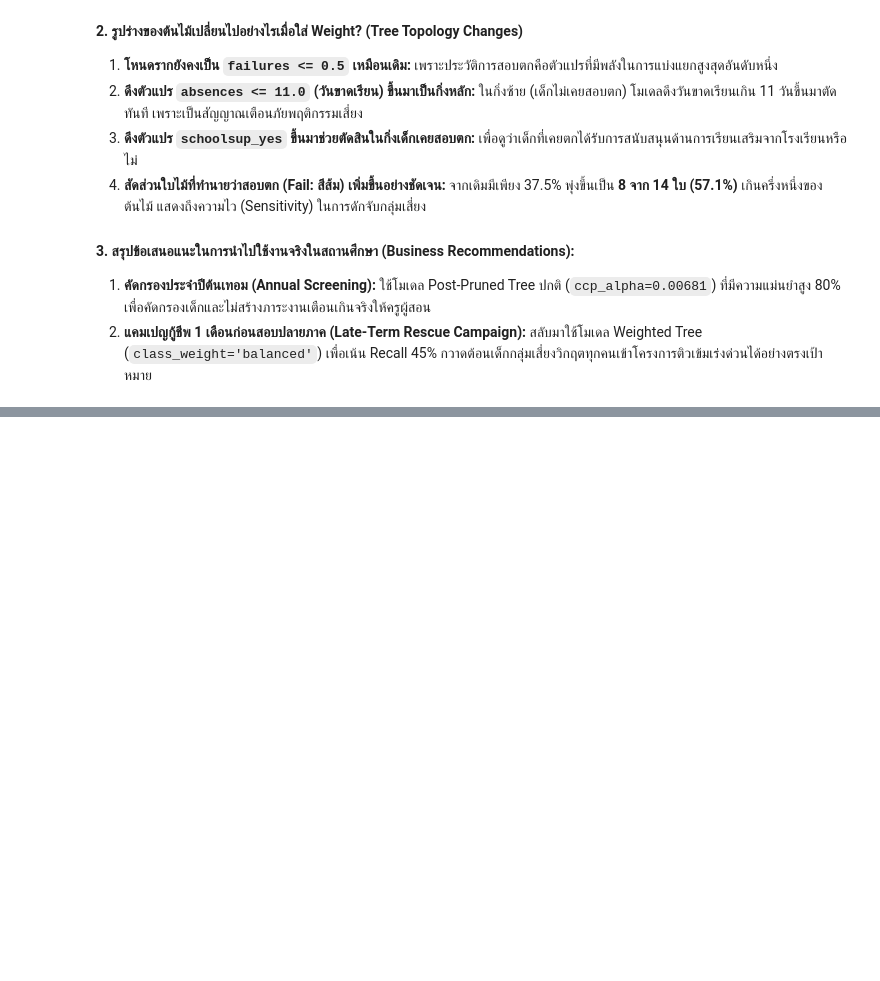
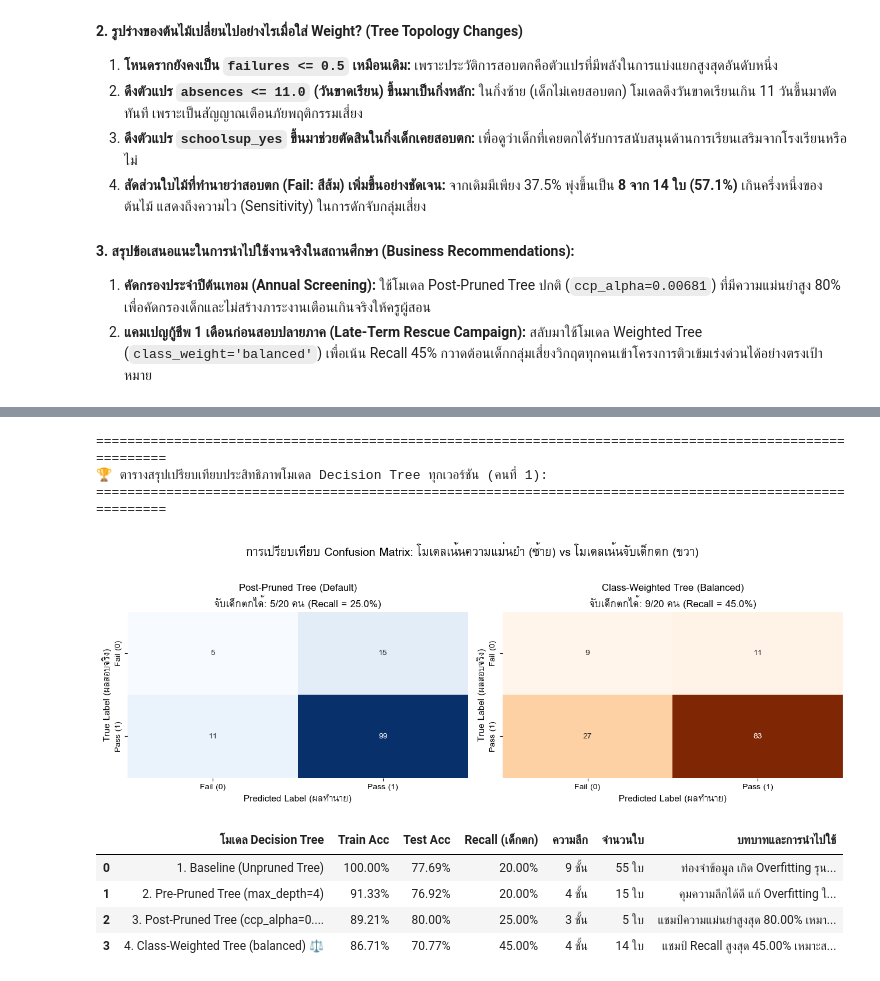
Before and after one commit to bosskitti/student-grade-prediction, a Jupyter notebook: notebooks/02_decision_tree_model.ipynb, the cells around one changed output, grey strips where cells are left out. Saved outputs shown, nothing was run; the diff lists cells and outputs as text; code cells hidden in the pictures; blank space fills up the shorter version.

Commit message:
feat: add Section 12 benchmark table, confusion matrix comparison, and conclusion to notebook 02 and README

```diff
--- a/notebooks/02_decision_tree_model.ipynb
+++ b/notebooks/02_decision_tree_model.ipynb
@@ -417,0 +421,75 @@ plt.show()
+# %%
+# 1. เปรียบเทียบ Confusion Matrix วางคู่กันระหว่าง Default vs Weighted Tree
+fig, axes = plt.subplots(1, 2, figsize=(13, 4.5))
+sns.heatmap(cm, annot=True, fmt='d', cmap='Blues', cbar=False, ax=axes[0],
+            xticklabels=['Fail (0)', 'Pass (1)'], yticklabels=['Fail (0)', 'Pass (1)'])
+axes[0].set_title('Post-Pruned Tree (Default)\nจับเด็กตกได้: 5/20 คน (Recall = 25.0%)', fontsize=12, fontweight='bold')
+axes[0].set_ylabel('True Label (ผลสอบจริง)', fontsize=11)
+axes[0].set_xlabel('Predicted Label (ผลทำนาย)', fontsize=11)
+
+sns.heatmap(cm_w, annot=True, fmt='d', cmap='Oranges', cbar=False, ax=axes[1],
+            xticklabels=['Fail (0)', 'Pass (1)'], yticklabels=['Fail (0)', 'Pass (1)'])
+axes[1].set_title('Class-Weighted Tree (Balanced)\nจับเด็กตกได้: 9/20 คน (Recall = 45.0%)', fontsize=12, fontweight='bold')
+axes[1].set_ylabel('True Label (ผลสอบจริง)', fontsize=11)
+axes[1].set_xlabel('Predicted Label (ผลทำนาย)', fontsize=11)
+
+plt.suptitle('การเปรียบเทียบ Confusion Matrix: โมเดลเน้นความแม่นยำ (ซ้าย) vs โมเดลเน้นจับเด็กตก (ขวา)', fontsize=14, fontweight='bold', y=1.03)
+plt.tight_layout()
+os.makedirs('../images', exist_ok=True)
+plt.savefig('../images/cm_dt_comparison.png', dpi=300, bbox_inches='tight')
+plt.show()
+
+# 2. ตารางสรุปภาพรวมของโมเดล Decision Tree ทุกเวอร์ชันในสมุดบันทึกที่ 2
+summary_benchmark = pd.DataFrame([
+    {
+        'โมเดล Decision Tree': '1. Baseline (Unpruned Tree)',
+        'Train Acc': f"{train_acc_base:.2%}",
+        'Test Acc': f"{test_acc_base:.2%}",
+        'Recall (เด็กตก)': f"{recall_score(y_test, dt_base.predict(X_test), pos_label=0):.2%}",
+        'ความลึก': f"{dt_base.get_depth()} ชั้น",
+        'จำนวนใบ': f"{dt_base.get_n_leaves()} ใบ",
+        'บทบาทและการนำไปใช้': 'ท่องจำข้อมูล เกิด Overfitting รุนแรง (ใช้ไม่ได้จริง)'
+    },
+    {
+        'โมเดล Decision Tree': '2. Pre-Pruned Tree (max_depth=4)',
+        'Train Acc': f"{dt_pre.score(X_train, y_train):.2%}",
+        'Test Acc': f"{dt_pre.score(X_test, y_test):.2%}",
+        'Recall (เด็กตก)': f"{recall_score(y_test, dt_pre.predict(X_test), pos_label=0):.2%}",
+        'ความลึก': f"{dt_pre.get_depth()} ชั้น",
+        'จำนวนใบ': f"{dt_pre.get_n_leaves()} ใบ",
+        'บทบาทและการนำไปใช้': 'คุมความลึกได้ดี แก้ Overfitting ในระดับหนึ่ง'
+    },
+    {
+        'โมเดล Decision Tree': '3. Post-Pruned Tree (ccp_alpha=0.00681) 🏆',
+        'Train Acc': f"{dt_post.score(X_train, y_train):.2%}",
+        'Test Acc': f"{dt_post.score(X_test, y_test):.2%}",
+        'Recall (เด็กตก)': f"{recall_score(y_test, y_pred_post, pos_label=0):.2%}",
+        'ความลึก': f"{dt_post.get_depth()} ชั้น",
+        'จำนวนใบ': f"{dt_post.get_n_leaves()} ใบ",
+        'บทบาทและการนำไปใช้': 'แชมป์ความแม่นยำสูงสุด 80.00% เหมาะสำหรับคัดกรองทั่วไป'
+    },
+    {
+        'โมเดล Decision Tree': '4. Class-Weighted Tree (balanced) ⚖️',
+        'Train Acc': f"{dt_weighted.score(X_train, y_train):.2%}",
+        'Test Acc': f"{dt_weighted.score(X_test, y_test):.2%}",
+        'Recall (เด็กตก)': f"{recall_score(y_test, y_pred_w, pos_label=0):.2%}",
+        'ความลึก': f"{dt_weighted.get_depth()} ชั้น",
+        'จำนวนใบ': f"{dt_weighted.get_n_leaves()} ใบ",
+        'บทบาทและการนำไปใช้': 'แชมป์ Recall สูงสุด 45.00% เหมาะสำหรับ Early Warning ดักจับเด็กเสี่ยง'
+    }
+])
+
+print("=" * 105)
+print("🏆 ตารางสรุปเปรียบเทียบประสิทธิภาพโมเดล Decision Tree ทุกเวอร์ชัน (คนที่ 1):")
+print("=" * 105)
+summary_benchmark
+# %% [output]
+=========================================================================================================
+🏆 ตารางสรุปเปรียบเทียบประสิทธิภาพโมเดล Decision Tree ทุกเวอร์ชัน (คนที่ 1):
+=========================================================================================================
+[figure, added]
+|  | โมเดล Decision Tree | Train Acc | Test Acc | Recall (เด็กตก) | ความลึก | จำนวนใบ | บทบาทและการนำไปใช้ |
+| 0 | 1. Baseline (Unpruned Tree) | 100.00% | 77.69% | 20.00% | 9 ชั้น | 55 ใบ | ท่องจำข้อมูล เกิด Overfitting รุน... |
+| 1 | 2. Pre-Pruned Tree (max_depth=4) | 91.33% | 76.92% | 20.00% | 4 ชั้น | 15 ใบ | คุมความลึกได้ดี แก้ Overfitting ใ... |
+| 2 | 3. Post-Pruned Tree (ccp_alpha=0.... | 89.21% | 80.00% | 25.00% | 3 ชั้น | 5 ใบ | แชมป์ความแม่นยำสูงสุด 80.00% เหมา... |
+| 3 | 4. Class-Weighted Tree (balanced) ⚖️ | 86.71% | 70.77% | 45.00% | 4 ชั้น | 14 ใบ | แชมป์ Recall สูงสุด 45.00% เหมาะส... |
```
Also changed, not shown: parts of 2 cells of this notebook, 2 other files.
